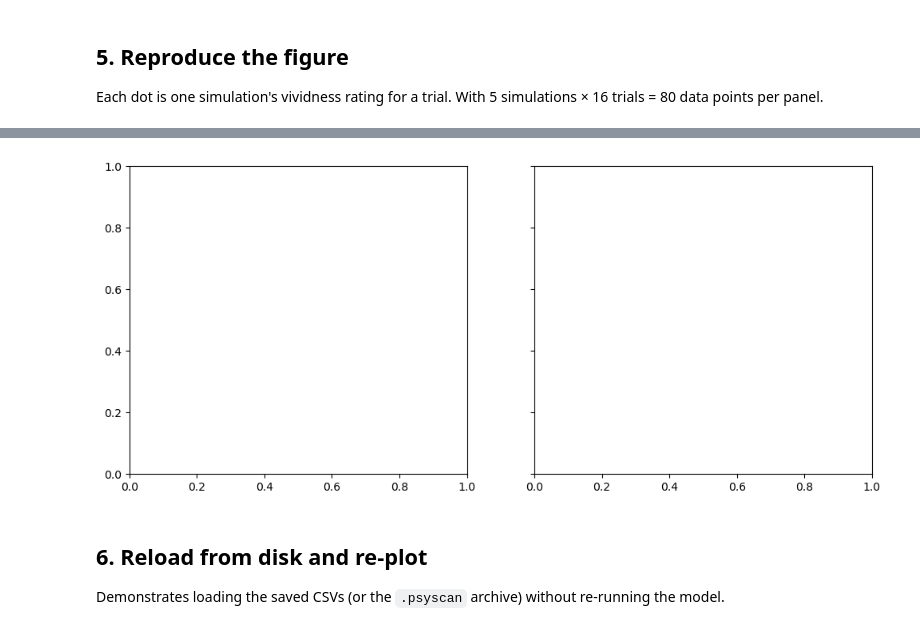
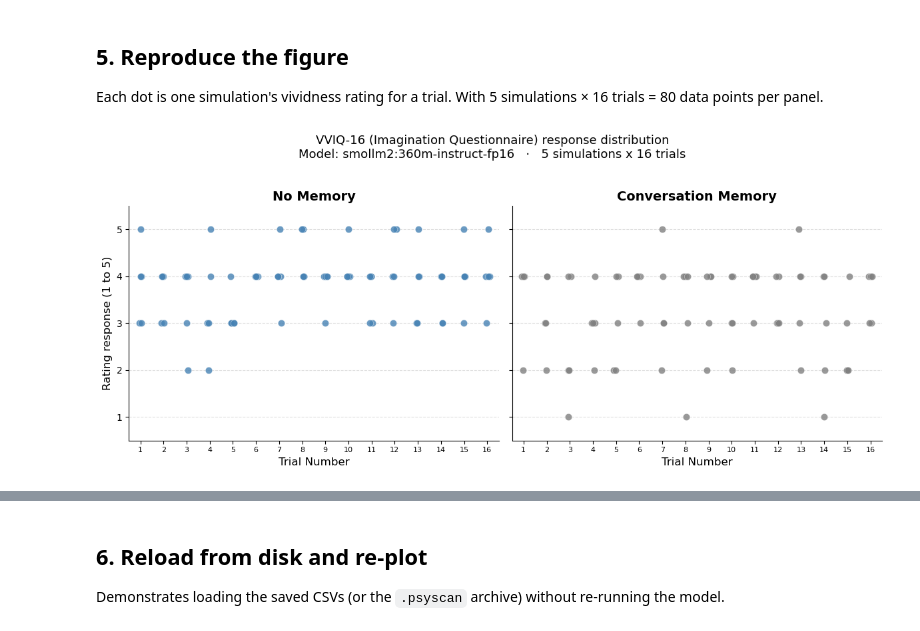
Before and after one commit to saurabhr/psychscanner, a Jupyter notebook: examples/09_vviq16_study.ipynb, the cells around one changed output, grey strips where cells are left out. Saved outputs shown, nothing was run; the diff lists cells and outputs as text; code cells hidden in the pictures.

```diff
--- a/examples/09_vviq16_study.ipynb
+++ b/examples/09_vviq16_study.ipynb
@@ -160,45 +160,70 @@ Combined: 160 rows × 19 columns
 
 Each dot is one simulation's vividness rating for a trial. With 5 simulations × 16 trials = 80 data points per panel.
 # %%
-def _trial_number(df: pl.DataFrame) -> list[int]:
-    """Map trial_idx (0-based) to trial number (1-based)."""
-    return (df["trial_idx"] + 1).to_list()
+import re, numpy as np
+import pandas as pd
 
-def _vividness(df: pl.DataFrame) -> list[float]:
-    return df["resp_Vividness"].to_list()
+_VIV_RE = re.compile(r'Vividness[^0-9]*(\d+)')
+
+def load_vividness(csv_path):
+    df = pd.read_csv(csv_path)
+    def _parse(s):
+        m = _VIV_RE.search(str(s))
+        return int(m.group(1)) if m else None
+    df['Vividness'] = df['pred_resp_raw'].apply(_parse)
+    x = (df['trial_idx'] + 1).values.astype(float)
+    y = df['Vividness'].values.astype(float)
+    return x, y
+
+rng = np.random.default_rng(42)
+x_st, y_st = load_vividness(PROJECT_DIR / 'vviq16_singleturn.csv')
+x_cv, y_cv = load_vividness(PROJECT_DIR / 'vviq16_convo.csv')
 
 fig, (ax_st, ax_cv) = plt.subplots(1, 2, figsize=(12, 5), sharey=True)
 
-# ── Left: No Memory ──────────────────────────────────────────────────────────
-ax_st.scatter(_trial_number(df_st), _vividness(df_st),
-              color="steelblue", s=60, alpha=0.85, zorder=3)
-ax_st.set_title("No Memory", fontsize=14)
-ax_st.set_xlabel("Trial Number", fontsize=12)
-ax_st.set_ylabel("Rating response (1 to 5)", fontsize=12)
-ax_st.set_xlim(0, 17)
-ax_st.set_xticks(range(2, 17, 2))
+def _jitter(x, scale=0.10):
+    return x + rng.uniform(-scale, scale, size=len(x))
+
+ax_st.scatter(_jitter(x_st), y_st, color='steelblue', s=55, alpha=0.80,
+              linewidths=0.3, edgecolors='white', zorder=3)
+ax_st.set_title('No Memory', fontsize=14, fontweight='bold')
+ax_st.set_xlabel('Trial Number', fontsize=12)
+ax_st.set_ylabel('Rating response (1 to 5)', fontsize=12)
+ax_st.set_xlim(0.5, 16.5)
+ax_st.set_xticks(range(1, 17))
+ax_st.set_xticklabels(range(1, 17), fontsize=8)
 ax_st.set_ylim(0.5, 5.5)
 ax_st.set_yticks([1, 2, 3, 4, 5])
-ax_st.grid(axis="y", linestyle="--", alpha=0.4)
+ax_st.grid(axis='y', linestyle='--', alpha=0.4)
+ax_st.spines[['top', 'right']].set_visible(False)
 
-# ── Right: Conversation Memory ────────────────────────────────────────────────
-ax_cv.scatter(_trial_number(df_cv), _vividness(df_cv),
-              color="gray", s=60, alpha=0.85, zorder=3)
-ax_cv.set_title("Conversation Memory", fontsize=14)
-ax_cv.set_xlabel("Trial Number", fontsize=12)
-ax_cv.set_xlim(0, 17)
-ax_cv.set_xticks(range(2, 17, 2))
+ax_cv.scatter(_jitter(x_cv), y_cv, color='gray', s=55, alpha=0.80,
+              linewidths=0.3, edgecolors='white', zorder=3)
+ax_cv.set_title('Conversation Memory', fontsize=14, fontweight='bold')
+ax_cv.set_xlabel('Trial Number', fontsize=12)
+ax_cv.set_xlim(0.5, 16.5)
+ax_cv.set_xticks(range(1, 17))
+ax_cv.set_xticklabels(range(1, 17), fontsize=8)
 ax_cv.set_ylim(0.5, 5.5)
 ax_cv.set_yticks([1, 2, 3, 4, 5])
-ax_cv.grid(axis="y", linestyle="--", alpha=0.4)
+ax_cv.grid(axis='y', linestyle='--', alpha=0.4)
+ax_cv.spines[['top', 'right']].set_visible(False)
 
-model_label = MODEL_NAME.replace(":", " ")
 fig.suptitle(
-    f"VVIQ-16 (Imagination Questionnaire) response distribution in {card_st.nsim} simulations",
-    fontsize=13, y=1.02
+    f'VVIQ-16 (Imagination Questionnaire) response distribution\n'
+    f'Model: {MODEL_NAME}   ·   {card_st.nsim} simulations x 16 trials',
+    fontsize=13, y=1.03,
 )
 plt.tight_layout()
-fig.savefig(PROJECT_DIR / "vviq16_figure.png", dpi=150, bbox_inches="tight")
+fig.savefig(PROJECT_DIR / 'vviq16_figure.png', dpi=150, bbox_inches='tight')
 plt.show()
-print(f"Figure saved → {PROJECT_DIR / 'vviq16_figure.png'}")
+print(f'Figure saved -> {PROJECT_DIR / "vviq16_figure.png"}')
+
+n_missing = int(np.isnan(y_st).sum() + np.isnan(y_cv).sum())
+if n_missing:
+    print(f'Warning: {n_missing} ratings could not be parsed')
+else:
+    print(f'SingleTurn: M={np.nanmean(y_st):.2f}, SD={np.nanstd(y_st):.2f}')
+    print(f'Convo:      M={np.nanmean(y_cv):.2f}, SD={np.nanstd(y_cv):.2f}')
 # %% [output]
+[figure, new version]
@@ -206,4 +233,3 @@ ColumnNotFoundError: "resp_Vividness" not found
-[figure, old version]
 # %% [markdown]
 ## 6. Reload from disk and re-plot
 
```
Also changed, not shown: parts of 5 cells of this notebook, 34 other files.
